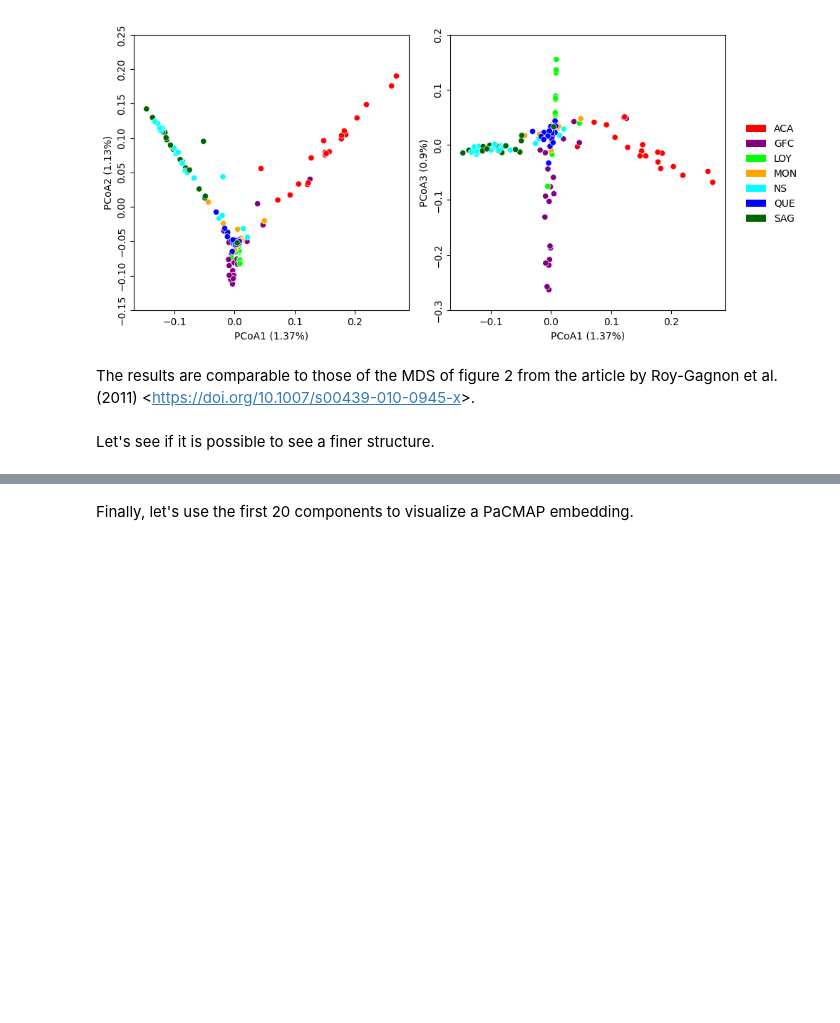
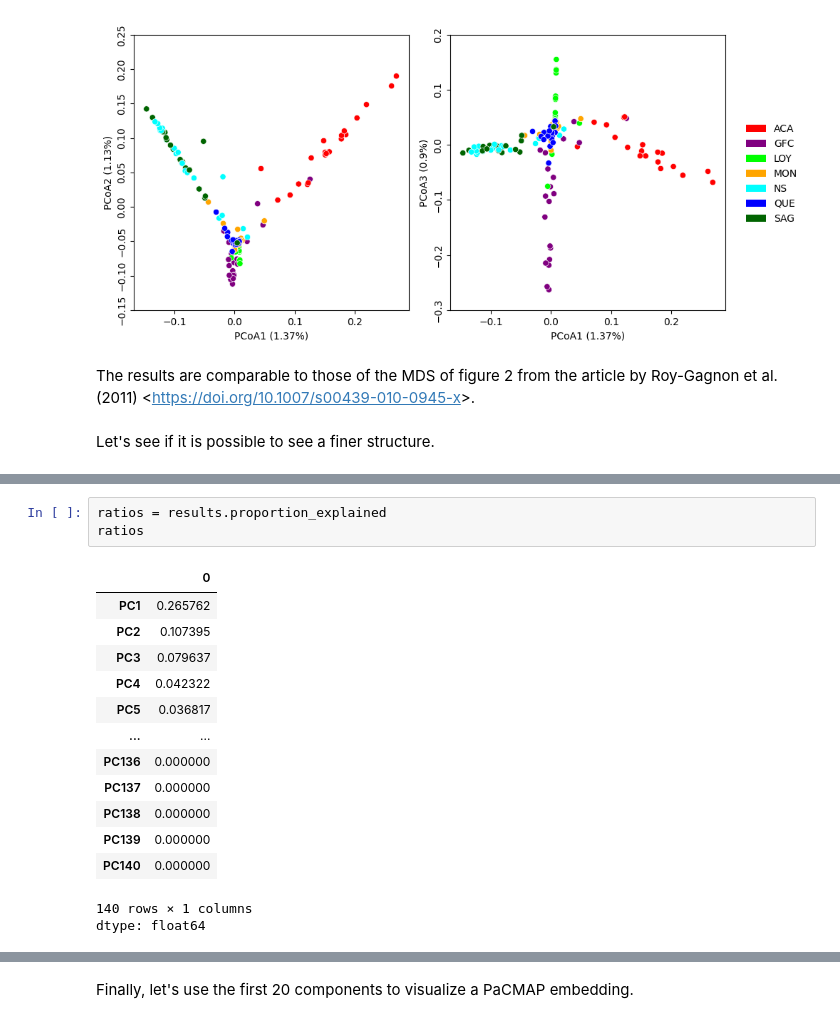
Before and after one commit to Genopop/geneakit, a Jupyter notebook: examples/correlation_mds.ipynb, the cells around one changed output, grey strips where cells are left out. Drawn from its saved outputs; the diff is of its cells as text; blank space fills up the shorter version.

```diff
--- a/examples/correlation_mds.ipynb
+++ b/examples/correlation_mds.ipynb
@@ -278,3 +307,21 @@ Let's see if it is possible to see a finer structure.
+# %%
+ratios = results.proportion_explained
+ratios
+# %% [output]
+|  | 0 |
+| PC1 | 0.265762 |
+| PC2 | 0.107395 |
+| PC3 | 0.079637 |
+| PC4 | 0.042322 |
+| PC5 | 0.036817 |
+| ... | ... |
+| PC136 | 0.000000 |
+| PC137 | 0.000000 |
+| PC138 | 0.000000 |
+| PC139 | 0.000000 |
+| PC140 | 0.000000 |
+140 rows × 1 columns
+dtype: float64
 # %%
 comb = list(combinations(range(8), 2))
 
```
Also changed, not shown: parts of 7 cells of this notebook.
